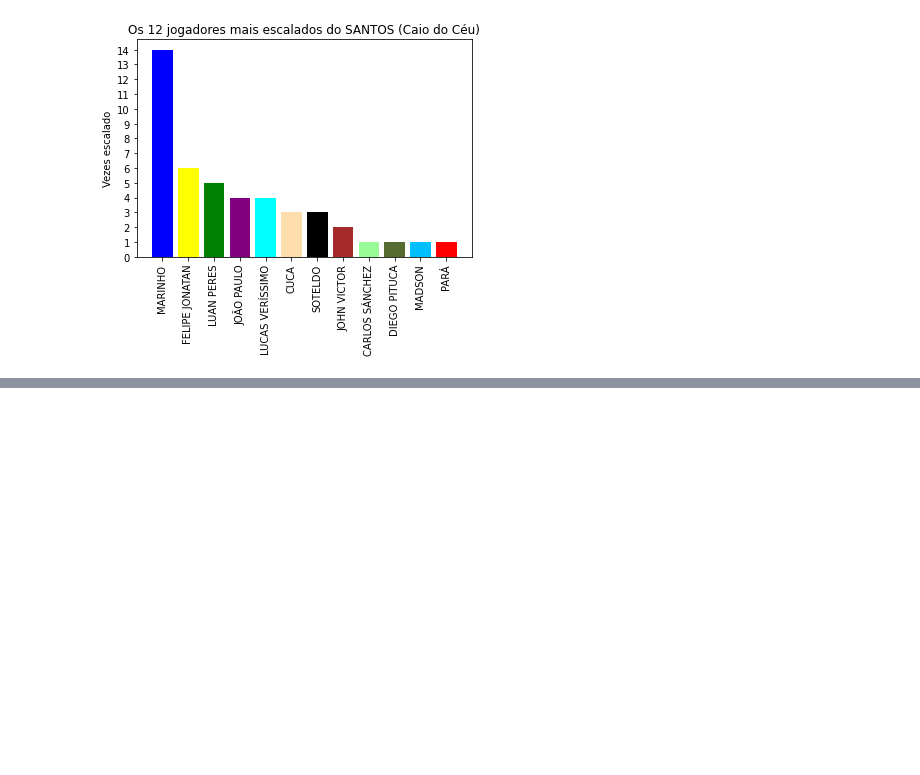
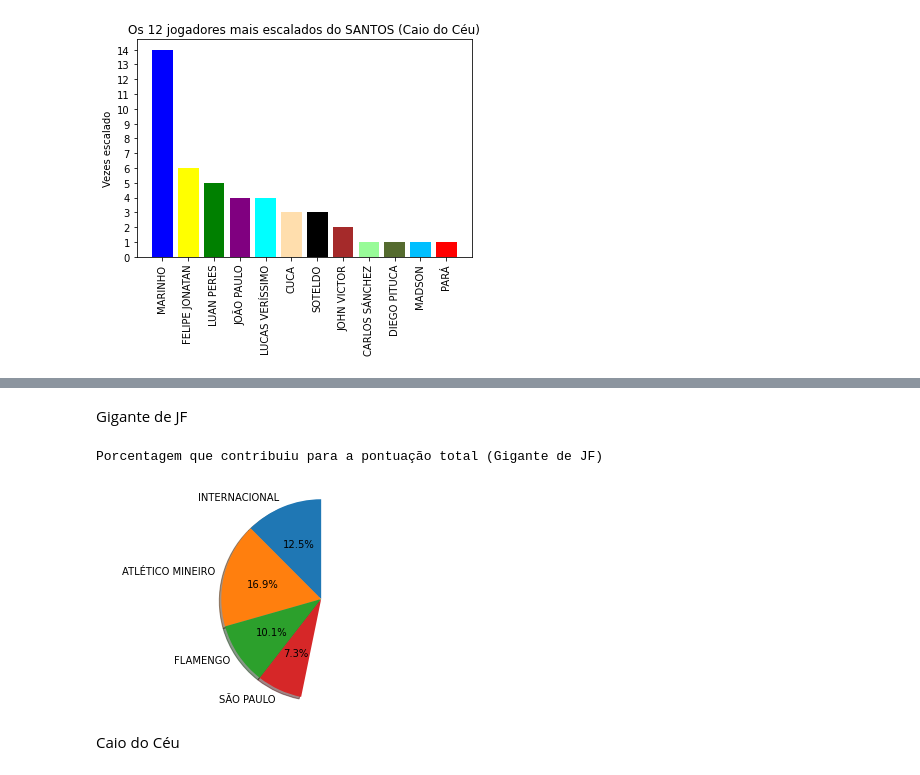
Before and after one commit to Eric-Mendes/estatisticas-quem-cair-calil, a Jupyter notebook: notebooks/estudo_das_escalacoes_times_serios.ipynb, the cells around one changed output, grey strips where cells are left out. Drawn from its saved outputs; the diff is of its cells as text; code cells hidden in the pictures; blank space fills up the shorter version.

```diff
--- a/notebooks/estudo_das_escalacoes_times_serios.ipynb
+++ b/notebooks/estudo_das_escalacoes_times_serios.ipynb
@@ -302,0 +367,33 @@ plot_jogadores('SANTOS', 'Caio do Céu')
+# %% [markdown]
+Gigante de JF
+# %%
+inter = df['PONTUAÇÃO'].loc[(df.EQUIPE == "Gigante de JF") &
+                    (df.TIME == "INTERNACIONAL")].sum()
+
+atl = df['PONTUAÇÃO'].loc[(df.EQUIPE == "Gigante de JF") &
+                    (df.TIME == "ATLÉTICO MINEIRO")].sum()
+
+fla = df['PONTUAÇÃO'].loc[(df.EQUIPE == "Gigante de JF") &
+                    (df.TIME == "FLAMENGO")].sum()
+
+spfc = df['PONTUAÇÃO'].loc[(df.EQUIPE == "Gigante de JF") &
+                    (df.TIME == "SÃO PAULO")].sum()
+
+total_time = df['PONTUAÇÃO'].loc[(df.EQUIPE == "Gigante de JF")].sum()
+# %%
+# Pie chart, where the slices will be ordered and plotted counter-clockwise:
+labels = 'INTERNACIONAL', 'ATLÉTICO MINEIRO', 'FLAMENGO', 'SÃO PAULO'
+sizes = [inter/total_time, atl/total_time, fla/total_time, spfc/total_time]
+
+print("Porcentagem que contribuiu para a pontuação total (Gigante de JF)")
+fig1, ax1 = plt.subplots()
+ax1.pie(sizes, labels=labels, autopct='%1.1f%%',
+        shadow=True, startangle=90)
+ax1.axis('equal')  # Equal aspect ratio ensures that pie is drawn as a circle.
+
+plt.show()
+# %% [output]
+Porcentagem que contribuiu para a pontuação total (Gigante de JF)
+[figure, added]
+# %% [markdown]
+Caio do Céu
```
Also changed, not shown: parts of 9 cells of this notebook.
